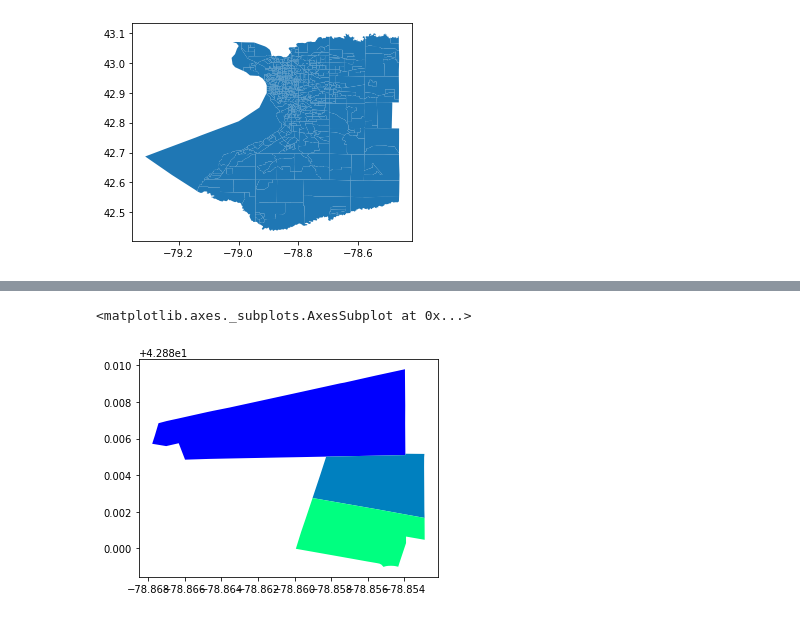
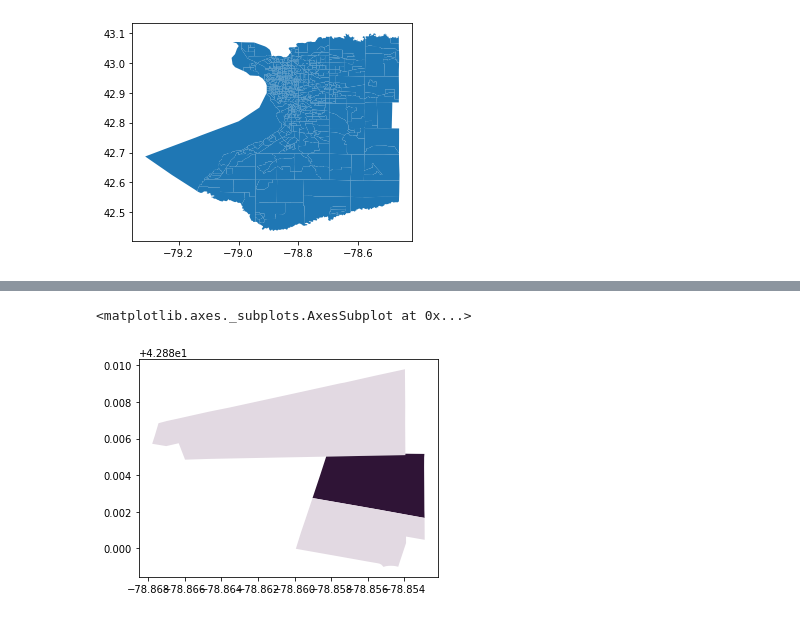
Before and after one commit to gentrification-ub/Data_from_UScensus, a Jupyter notebook: plot.ipynb, the cells around one changed output, grey strips where cells are left out. Saved outputs shown, nothing was run; the diff lists cells and outputs as text; code cells hidden in the pictures.

```diff
--- a/plot.ipynb
+++ b/plot.ipynb
@@ -36,7 +41,7 @@ Below are the blocks that are indicated on the reading that are going through th
     The Fruit Belt neighborhood is composed of four census block groups located in one census tract (31 BG1, 31 BG2, 31 BG3 and 31 BG4).
 # %%
 elicott = erie_county_blockGrp[(erie_county_blockGrp.TRACTCE == "001402") & (erie_county_blockGrp.BLKGRPCE != "3")]
-elicott.plot(cmap = 'winter')
+elicott.plot(cmap = 'twilight')
 # %% [output]
 <matplotlib.axes._subplots.AxesSubplot at 0x...>
-[figure, old version]
+[figure, new version]
```
Also changed, not shown: parts of 2 cells of this notebook, 2 other files.
